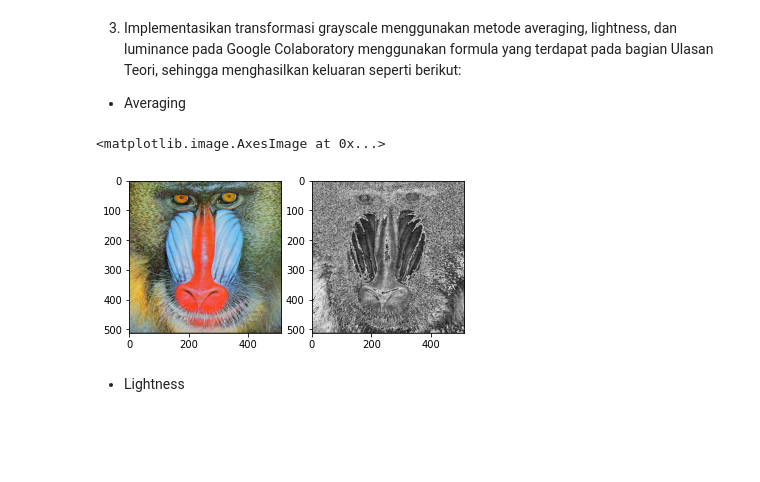
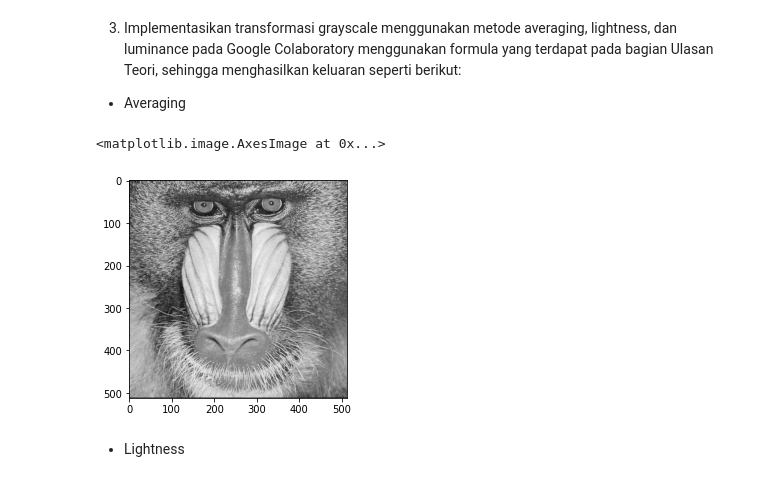
Before and after one commit to chrisdionisius/PCVK, a Jupyter notebook: Modul3.ipynb, the cells around one changed output. Saved outputs shown, nothing was run; the diff lists cells and outputs as text; code cells hidden in the pictures; blank space fills up the shorter version.

```diff
--- a/Modul3.ipynb
+++ b/Modul3.ipynb
@@ -116,26 +116,30 @@ bagian Ulasan Teori, sehingga menghasilkan keluaran seperti berikut:
 # %%
 # original = cv.cvtColor(cv.imread('/content/drive/MyDrive/PCVK_MM/Images/mandrill.tiff'),cv.COLOR_BGR2RGB)
 # image = np.zeros(original.shape, original.dtype)
 
 # #akses per pixel
 # for y in range(original.shape[0]):
 #   for x in range(original.shape[1]):
 #     image[y,x] = np.clip((original[y,x][0]+original[y,x][1]+original[y,x][2])/3, 0, 255)
 
 # final_frame = cv.hconcat((original,image))
 # plt.imshow(final_frame)
 
-color_img = cv.cvtColor(cv.imread('/content/drive/MyDrive/PCVK_MM/Images/mandrill.tiff'),cv.COLOR_BGR2RGB)
-R, G, B = color_img[:,:,0], color_img[:,:,1], color_img[:,:,2]
+# color_img = cv.cvtColor(cv.imread('/content/drive/MyDrive/PCVK_MM/Images/mandrill.tiff'),cv.COLOR_BGR2RGB)
+# R, G, B = color_img[:,:,0], color_img[:,:,1], color_img[:,:,2]
 
-gray_img = (R + G + B)/3
+# gray_img = (R + G + B)/3
 
-f, axarr = plt.subplots(1,2)
-axarr[0].imshow(color_img)
-axarr[1].imshow(gray_img, cmap='gray')
+# f, axarr = plt.subplots(1,2)
+# axarr[0].imshow(color_img)
+# axarr[1].imshow(gray_img, cmap='gray')
+original_img = cv.imread('/content/drive/MyDrive/PCVK_MM/Images/mandrill.tiff')
+fix_img = cv.cvtColor(original_img, cv.COLOR_BGR2RGB)
+grayscale_average_img = np.mean(fix_img, axis=2)
+plt.imshow(grayscale_average_img, cmap='gray')
 # %% [output]
 <matplotlib.image.AxesImage at 0x...>
-[figure, old version]
+[figure, new version]
 # %% [markdown]
 *   Lightness
 # %%
```
Also changed, not shown: parts of 3 cells of this notebook.
